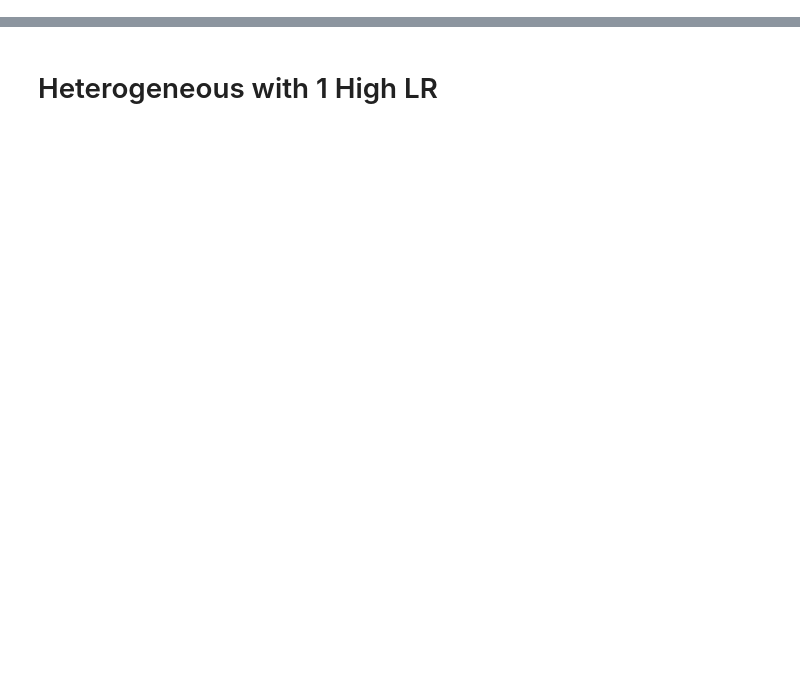
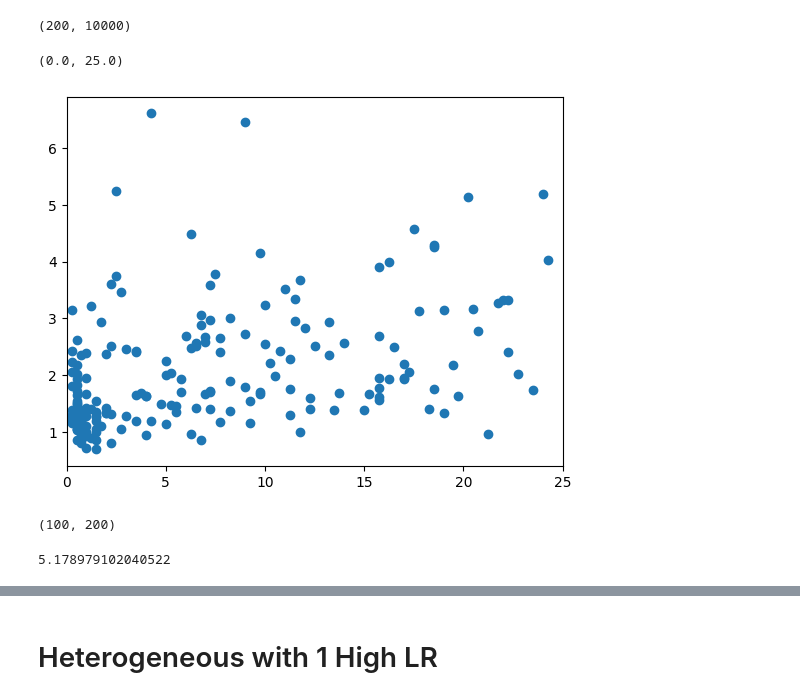
Before and after one commit to Picardian14/dyn_fic_dmf, a Jupyter notebook: python/het_plast_statistics.ipynb, the cells around one changed output, grey strips where cells are left out. Saved outputs shown, nothing was run; the diff lists cells and outputs as text; code cells hidden in the pictures; blank space fills up the shorter version.

Commit message:
creating max freq max power measure

```diff
--- a/python/het_plast_statistics.ipynb
+++ b/python/het_plast_statistics.ipynb
@@ -231,0 +188,5 @@ nclus
+# %%
+r = run_simulation_notplastic(0)
+print(r.shape)
+# %% [output]
+(200, 10000)
@@ -231,0 +208,51 @@ nclus
+# %%
+
+max_freqs_all_high_lr = []
+max_powers_all_high_lr = []
+
+for rates in rates_all_high_lr:
+    max_freqs, max_powers = get_max_freq_and_power(rates)
+    max_freqs_all_high_lr.append(max_freqs)
+    max_powers_all_high_lr.append(max_powers)
+
+max_freqs_all_high_lr = np.array(max_freqs_all_high_lr)
+max_powers_all_high_lr = np.array(max_powers_all_high_lr)
+# %%
+
+max_freqs_all_low_lr = []
+max_powers_all_low_lr = []
+
+for rates in rates_all_low_lr:
+    max_freqs, max_powers = get_max_freq_and_power(rates)
+    max_freqs_all_low_lr.append(max_freqs)
+    max_powers_all_low_lr.append(max_powers)
+
+max_freqs_all_low_lr = np.array(max_freqs_all_low_lr)
+max_powers_all_low_lr = np.array(max_powers_all_low_lr)
+# %%
+
+max_freqs_all_notplastic = []
+max_powers_all_notplastic = []
+
+for rates in rates_all_notplastic:
+    max_freqs, max_powers = get_max_freq_and_power(rates)
+    max_freqs_all_notplastic.append(max_freqs)
+    max_powers_all_notplastic.append(max_powers)
+
+max_freqs_all_notplastic = np.array(max_freqs_all_notplastic)
+max_powers_all_notplastic = np.array(max_powers_all_notplastic)
+# %%
+plt.scatter(max_freqs_all_notplastic[1],max_powers_all_notplastic[1])
+
+plt.xlim([0,25])
+# %% [output]
+(0.0, 25.0)
+[figure, added]
+# %%
+max_powers_all_notplastic.shape
+# %% [output]
+(100, 200)
+# %%
+np.max(max_powers_all_notplastic,axis=0)[1]
+# %% [output]
+5.178979102040522
```
Also changed, not shown: parts of 30 cells of this notebook.
